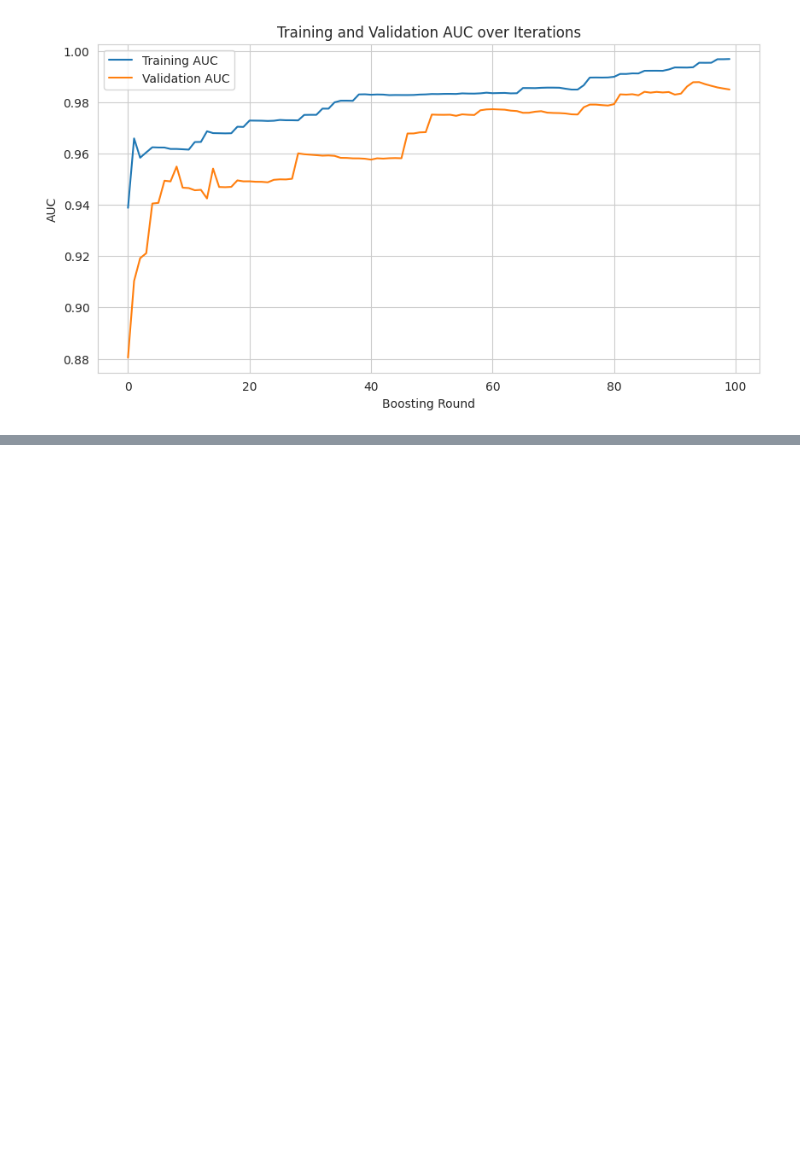
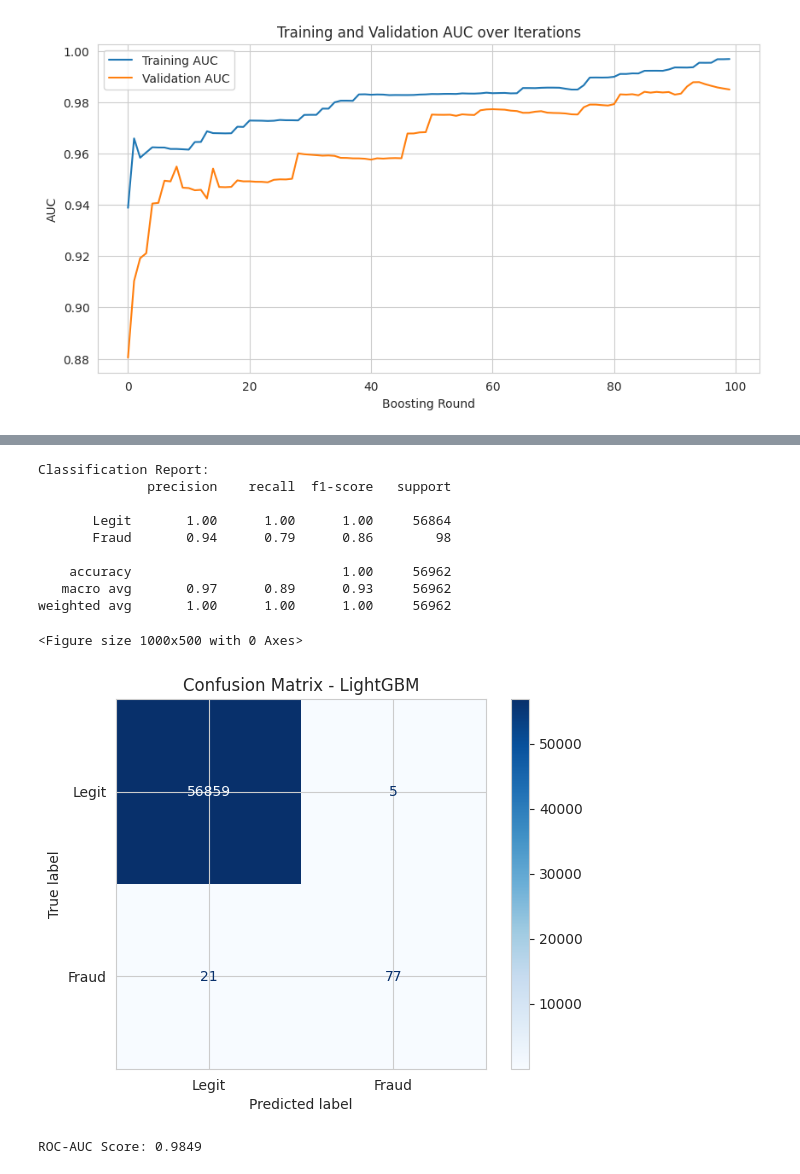
Before and after one commit to shehryars715/Payment_Anomaly_Detector, a Jupyter notebook: cc_Eda.ipynb, the cells around one changed output, grey strips where cells are left out. Saved outputs shown, nothing was run; the diff lists cells and outputs as text; code cells hidden in the pictures; blank space fills up the shorter version.

```diff
--- a/cc_Eda.ipynb
+++ b/cc_Eda.ipynb
@@ -566,0 +615,34 @@ plt.show()
+# %%
+# Predict probabilities for the test set
+y_pred_proba = model.predict(X_test)
+# Convert probabilities to binary predictions (using a default threshold of 0.5)
+y_pred = (y_pred_proba > best_threshold).astype(int)
+
+# 1. Print classification report
+print("Classification Report:")
+print(classification_report(y_test, y_pred, target_names=['Legit', 'Fraud']))
+
+# 2. Plot Confusion Matrix
+plt.figure(figsize=(10, 5))
+cm = confusion_matrix(y_test, y_pred)
+disp = ConfusionMatrixDisplay(confusion_matrix=cm, display_labels=['Legit', 'Fraud'])
+disp.plot(cmap='Blues', values_format='d')
+plt.title('Confusion Matrix - LightGBM')
+plt.show()
+
+# 3. Calculate and print AUC score
+auc_score = roc_auc_score(y_test, y_pred_proba)
+print(f"\nROC-AUC Score: {auc_score:.4f}")
+# %% [output]
+Classification Report:
+              precision    recall  f1-score   support
+
+       Legit       1.00      1.00      1.00     56864
+       Fraud       0.94      0.79      0.86        98
+
+    accuracy                           1.00     56962
+   macro avg       0.97      0.89      0.93     56962
+weighted avg       1.00      1.00      1.00     56962
+<Figure size 1000x500 with 0 Axes>
+[figure, added]
+ROC-AUC Score: 0.9849
```
Also changed, not shown: parts of 3 cells of this notebook.
